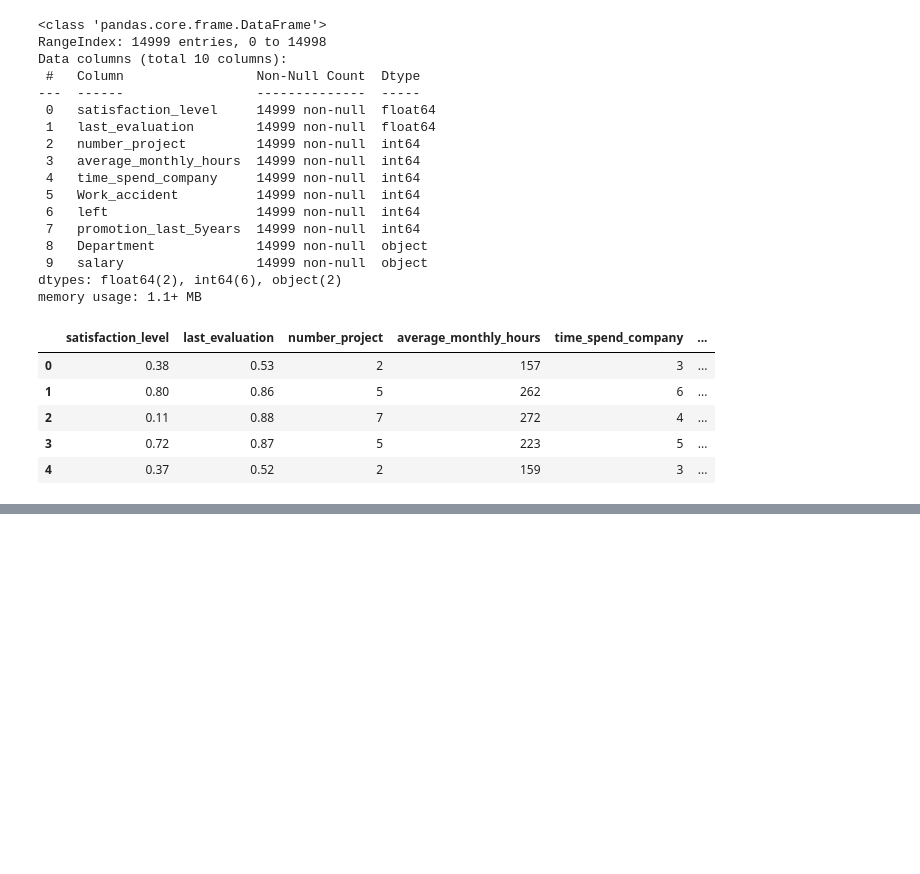
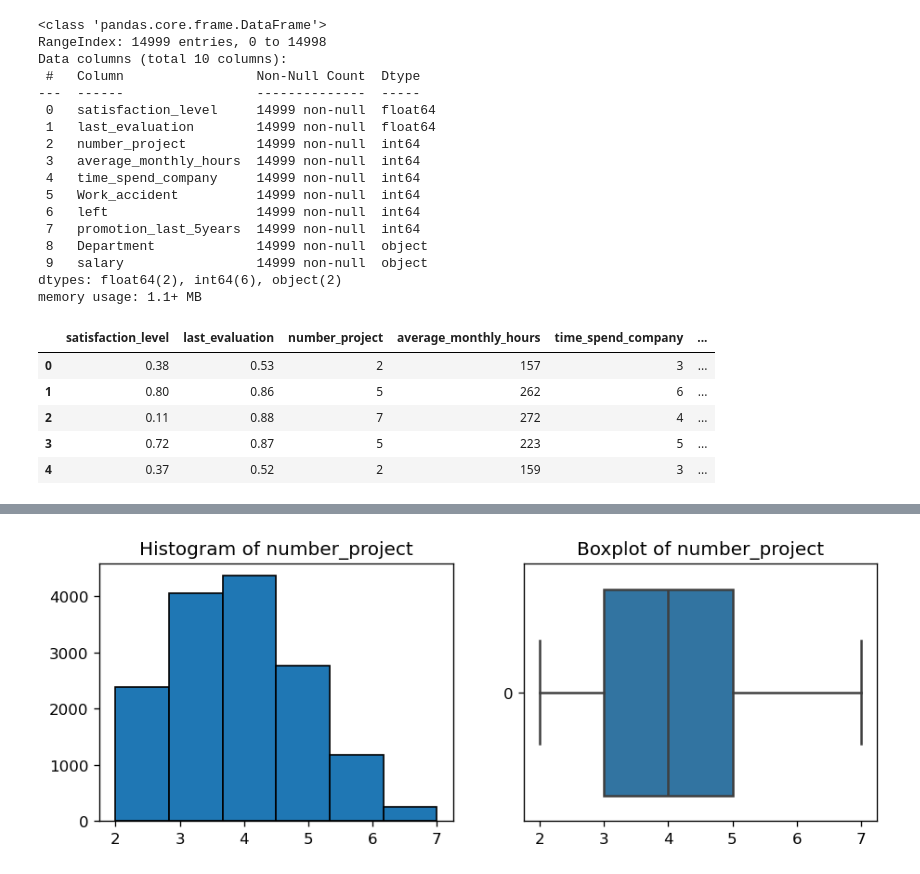
Before and after one commit to SameeckBhatia/Salifort-EDP, a Jupyter notebook: notebook.ipynb, the cells around one changed output, grey strips where cells are left out. Cells and saved outputs as stored; diff of their text form; code cells hidden in the pictures; blank space fills up the shorter version.

```diff
--- a/notebook.ipynb
+++ b/notebook.ipynb
@@ -43,0 +62,4 @@ df.head()
+# %%
+histo_boxplot("number_project", bins=6)
+# %% [output]
+[figure, added]
```
Also changed, not shown: parts of 6 cells of this notebook.
